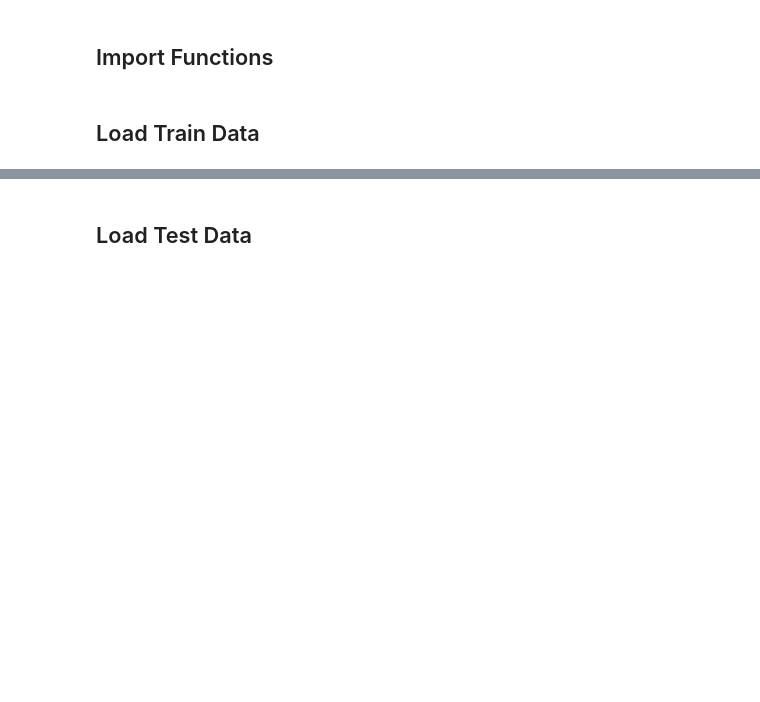
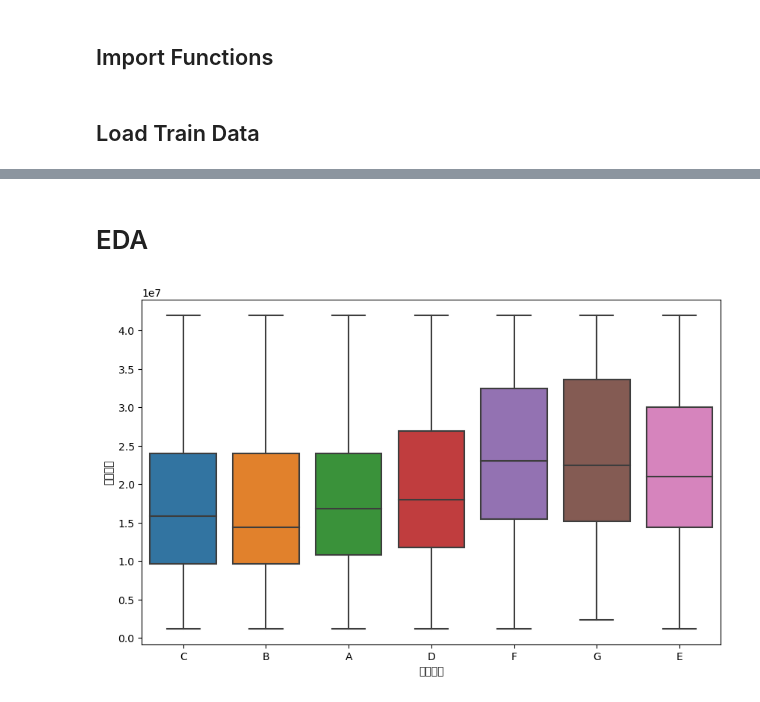
Before and after one commit to Nvuly/Customer_Loan_Rating_Hackathon, a Jupyter notebook: Customer_Loan_Rating_Hackathon.ipynb, the cells around one changed output, grey strips where cells are left out. Cells and saved outputs as stored; diff of their text form; code cells hidden in the pictures; blank space fills up the shorter version.

```diff
--- a/Customer_Loan_Rating_Hackathon.ipynb
+++ b/Customer_Loan_Rating_Hackathon.ipynb
@@ -69,2 +171,0 @@ plt.show()
-# %% [markdown]
-## Load Test Data
@@ -76,0 +172,10 @@ print(f'학습용 데이터 : \n{df_test}')
+# %% [markdown]
+# EDA
+# %%
+### 고객의 대출금액과 고객의 대출등급과의 관계 분석
+
+sns.boxplot(data=df_train, x='대출등급', y='대출금액')
+plt.rcParams['figure.figsize'] = [10, 6]
+plt.show()
+# %% [output]
+[figure, added]
```
Also changed, not shown: parts of 13 cells of this notebook.
